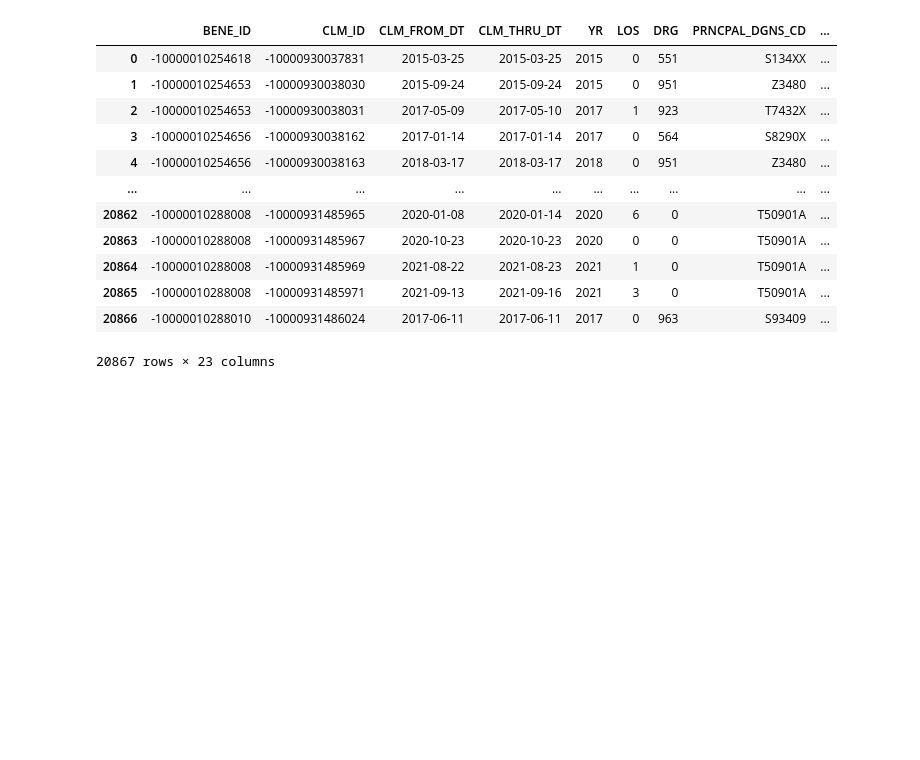
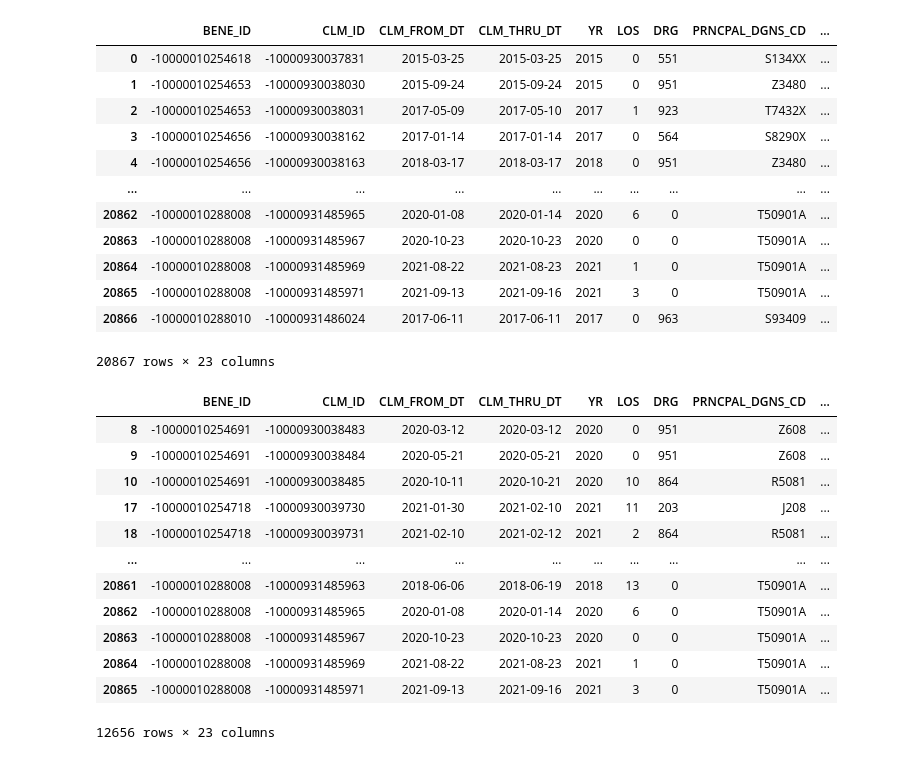
Before and after one commit to lwilsen/HealthCareAnalysis, a Jupyter notebook: luke_code/eda/eda.ipynb, the cells around one changed output. Cells and saved outputs as stored; diff of their text form; code cells hidden in the pictures; blank space fills up the shorter version.

```diff
--- a/luke_code/eda/eda.ipynb
+++ b/luke_code/eda/eda.ipynb
@@ -243,3 +243,22 @@ inp_enr_rx
 | 20865 | -10000010288008 | -10000931485971 | 2021-09-13 | 2021-09-16 | 2021 | 3 | 0 | T50901A | ... |
 | 20866 | -10000010288010 | -10000931486024 | 2017-06-11 | 2017-06-11 | 2017 | 0 | 963 | S93409 | ... |
 20867 rows × 23 columns
+# %%
+#Checking for duplicate bene_id and yr combos in the dataset
+
+inp_enr_rx[inp_enr_rx.duplicated(subset=["BENE_ID", "YR"], keep=False)]
+#contains unique bene_id, clm_id and year combos
+# %% [output]
+|  | BENE_ID | CLM_ID | CLM_FROM_DT | CLM_THRU_DT | YR | LOS | DRG | PRNCPAL_DGNS_CD | ... |
+| 8 | -10000010254691 | -10000930038483 | 2020-03-12 | 2020-03-12 | 2020 | 0 | 951 | Z608 | ... |
+| 9 | -10000010254691 | -10000930038484 | 2020-05-21 | 2020-05-21 | 2020 | 0 | 951 | Z608 | ... |
+| 10 | -10000010254691 | -10000930038485 | 2020-10-11 | 2020-10-21 | 2020 | 10 | 864 | R5081 | ... |
+| 17 | -10000010254718 | -10000930039730 | 2021-01-30 | 2021-02-10 | 2021 | 11 | 203 | J208 | ... |
+| 18 | -10000010254718 | -10000930039731 | 2021-02-10 | 2021-02-12 | 2021 | 2 | 864 | R5081 | ... |
+| ... | ... | ... | ... | ... | ... | ... | ... | ... | ... |
+| 20861 | -10000010288008 | -10000931485963 | 2018-06-06 | 2018-06-19 | 2018 | 13 | 0 | T50901A | ... |
+| 20862 | -10000010288008 | -10000931485965 | 2020-01-08 | 2020-01-14 | 2020 | 6 | 0 | T50901A | ... |
+| 20863 | -10000010288008 | -10000931485967 | 2020-10-23 | 2020-10-23 | 2020 | 0 | 0 | T50901A | ... |
+| 20864 | -10000010288008 | -10000931485969 | 2021-08-22 | 2021-08-23 | 2021 | 1 | 0 | T50901A | ... |
+| 20865 | -10000010288008 | -10000931485971 | 2021-09-13 | 2021-09-16 | 2021 | 3 | 0 | T50901A | ... |
+12656 rows × 23 columns
```
Also changed, not shown: parts of 1 cell of this notebook, 4 other files.
